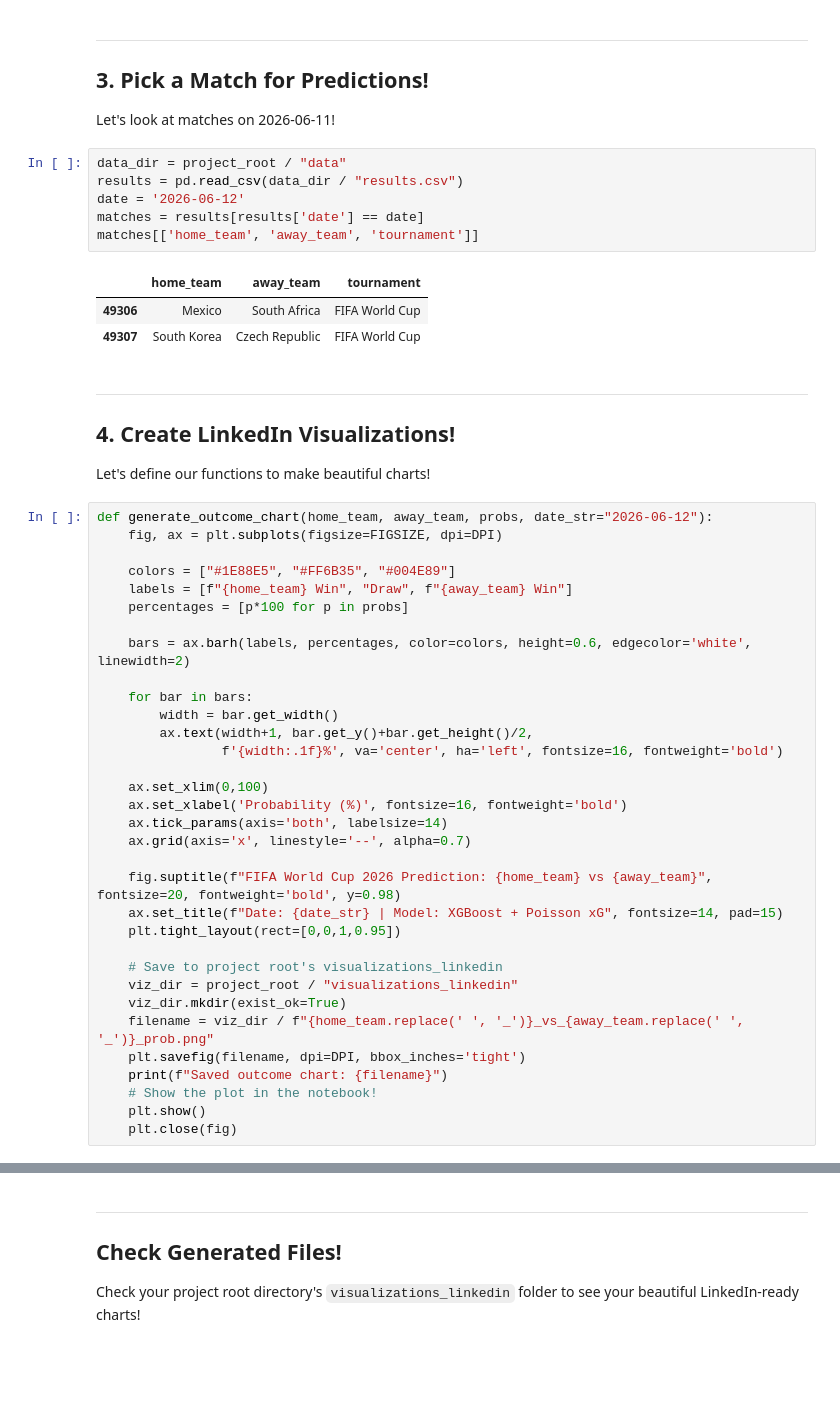
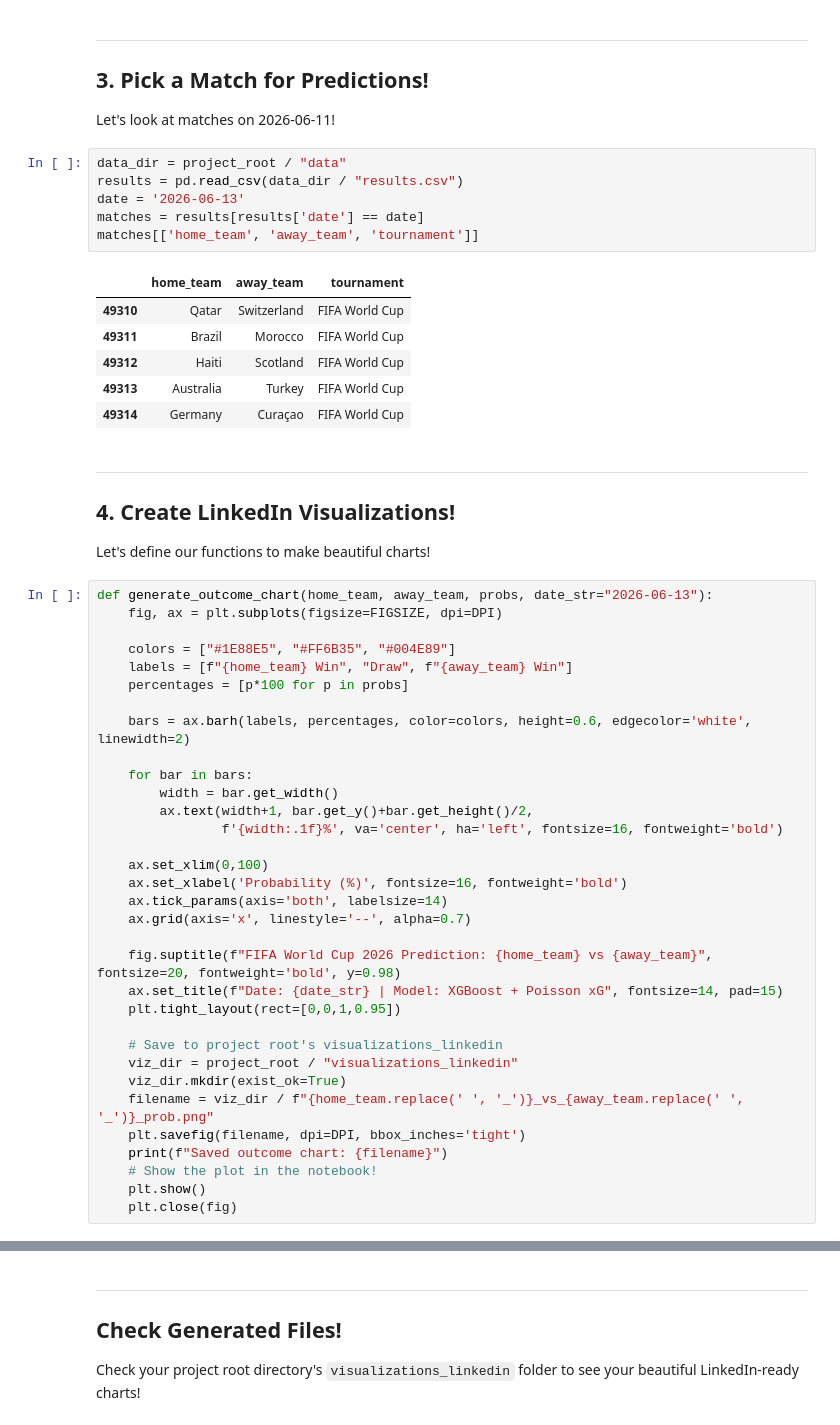
Before and after one commit to nitindavegit/FIFA-2026-Predictions, a Jupyter notebook: notebooks/04_LinkedIn_Presentation.ipynb, the cells around one changed output, grey strips where cells are left out. Saved outputs shown, nothing was run; the diff lists cells and outputs as text; blank space fills up the shorter version.

```diff
--- a/notebooks/04_LinkedIn_Presentation.ipynb
+++ b/notebooks/04_LinkedIn_Presentation.ipynb
@@ -71,20 +71,23 @@ Let's look at matches on 2026-06-11!
 # %%
 data_dir = project_root / "data"
 results = pd.read_csv(data_dir / "results.csv")
-date = '2026-06-12'
+date = '2026-06-13'
 matches = results[results['date'] == date]
 matches[['home_team', 'away_team', 'tournament']]
 # %% [output]
 |  | home_team | away_team | tournament |
-| 49306 | Mexico | South Africa | FIFA World Cup |
-| 49307 | South Korea | Czech Republic | FIFA World Cup |
+| 49310 | Qatar | Switzerland | FIFA World Cup |
+| 49311 | Brazil | Morocco | FIFA World Cup |
+| 49312 | Haiti | Scotland | FIFA World Cup |
+| 49313 | Australia | Turkey | FIFA World Cup |
+| 49314 | Germany | Curaçao | FIFA World Cup |
 # %% [markdown]
 ---
 ## 4. Create LinkedIn Visualizations!
 
 Let's define our functions to make beautiful charts!
 # %%
-def generate_outcome_chart(home_team, away_team, probs, date_str="2026-06-12"):
+def generate_outcome_chart(home_team, away_team, probs, date_str="2026-06-13"):
     fig, ax = plt.subplots(figsize=FIGSIZE, dpi=DPI)
 
     colors = ["#1E88E5", "#FF6B35", "#004E89"]
```
Also changed, not shown: parts of 11 cells of this notebook.
